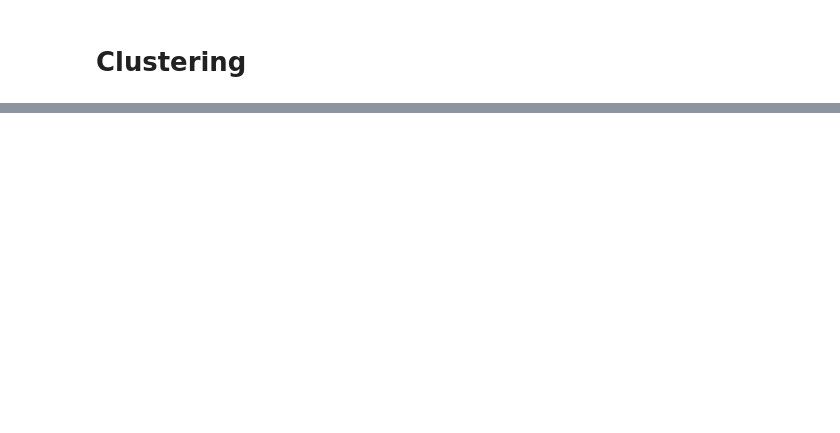
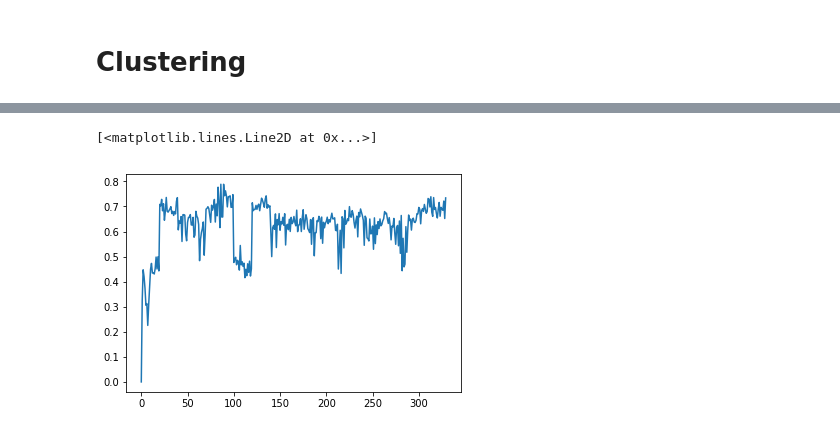
Before and after one commit to hengma1001/Ensembler_lib, a Jupyter notebook: examples/example.ipynb, the cells around one changed output, grey strips where cells are left out. Saved outputs shown, nothing was run; the diff lists cells and outputs as text; code cells hidden in the pictures; blank space fills up the shorter version.

```diff
--- a/examples/example.ipynb
+++ b/examples/example.ipynb
@@ -113,0 +149,5 @@ pdb_files = glob.glob('./models/PK3CA_HUMAN/PK3CA_HUMAN_2ENQ_A/model_*.pdb')
+# %%
+valid_template_pdbs = [
+            template_pdb for template_pdb in np.hstack(model_pdbfilenames_uncompressed.values())
+            if os.path.exists(template_pdb)
+        ]
@@ -114,6 +156,6 @@ pdb_files = glob.glob('./models/PK3CA_HUMAN/PK3CA_HUMAN_2ENQ_A/model_*.pdb')
 # %%
 import mdtraj
 # %%
-traj = mdtraj.load(pdb_files)
+traj = mdtraj.load(valid_template_pdbs)
 # %%
 CAatoms = [a.index for a in traj.topology.atoms if a.name == 'CA']
@@ -135,0 +162,2 @@ if rosetta_models_output:
+# %%
+reduced_traj = traj.atom_slice(CAatoms)
@@ -135,0 +172,2 @@ if rosetta_models_output:
+# %%
+rmsds = mdtraj.rmsd(reduced_traj, reduced_traj, 0)
@@ -135,0 +176,5 @@ if rosetta_models_output:
+# %%
+plt.plot(rmsds)
+# %% [output]
+[<matplotlib.lines.Line2D at 0x...>]
+[figure, added]
```
Also changed, not shown: parts of 23 cells of this notebook, 15 other files.
